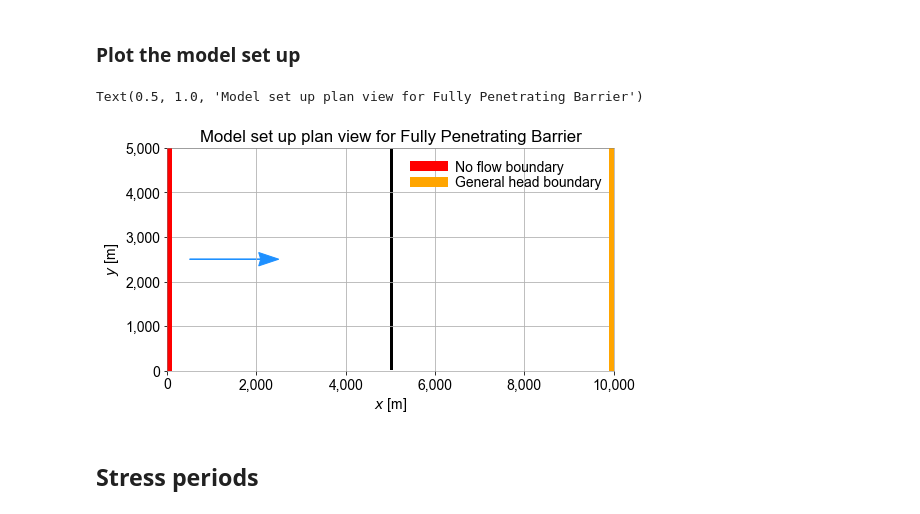
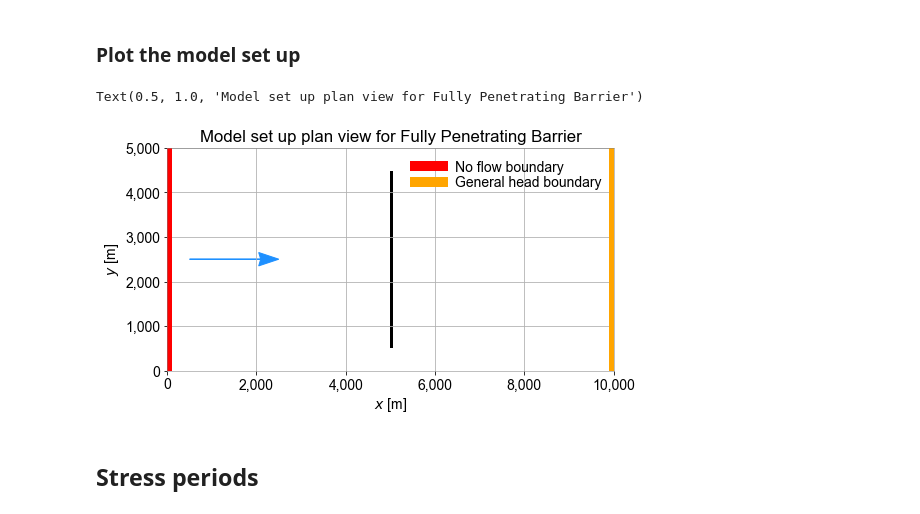
Before and after one commit to sarahkmarshall/tracers_barriers, a Jupyter notebook: tracers_barriers_b.ipynb, the cells around one changed output. Cells and saved outputs as stored; diff of their text form; code cells hidden in the pictures.

```diff
--- a/tracers_barriers_b.ipynb
+++ b/tracers_barriers_b.ipynb
@@ -607,35 +607,35 @@ else:
 # %%
 plt.figure(figsize=(8, 6))
 ax = plt.subplot(1, 1, 1)
 
-ax.imshow(np.flipud(hk_array_3[plt_lyr, :, :]), extent=extent,
+ax.imshow(np.flipud(hk_array_2[plt_lyr, :, :]), extent=extent,
            vmin=hk_barrier, vmax=hk_aquifer, cmap=hk_array_cmap)
 
 ax.plot([-1,-1], [-5,-5], c="r", lw=10, label="No flow boundary")
 ax.plot([-1,-1], [-5,-5], c="orange", lw=10, label="General head boundary")
 ax.xaxis.set_major_formatter(mpl.ticker.StrMethodFormatter('{x:,.0f}'))
 ax.yaxis.set_major_formatter(mpl.ticker.StrMethodFormatter('{x:,.0f}'))
 
 plt.grid()
 
 plt.xlabel("$x$ [m]", fontsize = 14)
 plt.ylabel("$y$ [m]", fontsize = 14)
 
 ax.axvline(x=0, ymin=0, ymax=1, lw=10, color="r")
 ax.axvline(x=Lx, ymin=0, ymax=1, lw=10, color="orange")
 
 plt.xlim([0, Lx])
 plt.ylim([0, Ly])
 
 plt.arrow(500, 2500, 2000, 0, color="dodgerblue", ls="-", lw=1, head_width=300,
           overhang=.1, length_includes_head=True)
 
 plt.legend(frameon=False)
 
 ax.set_title('Model set up plan view for Fully Penetrating Barrier')
 # %% [output]
 Text(0.5, 1.0, 'Model set up plan view for Fully Penetrating Barrier')
-[figure, old version]
+[figure, new version]
 # %% [markdown]
 ## Stress periods
 # %% [markdown]
```
